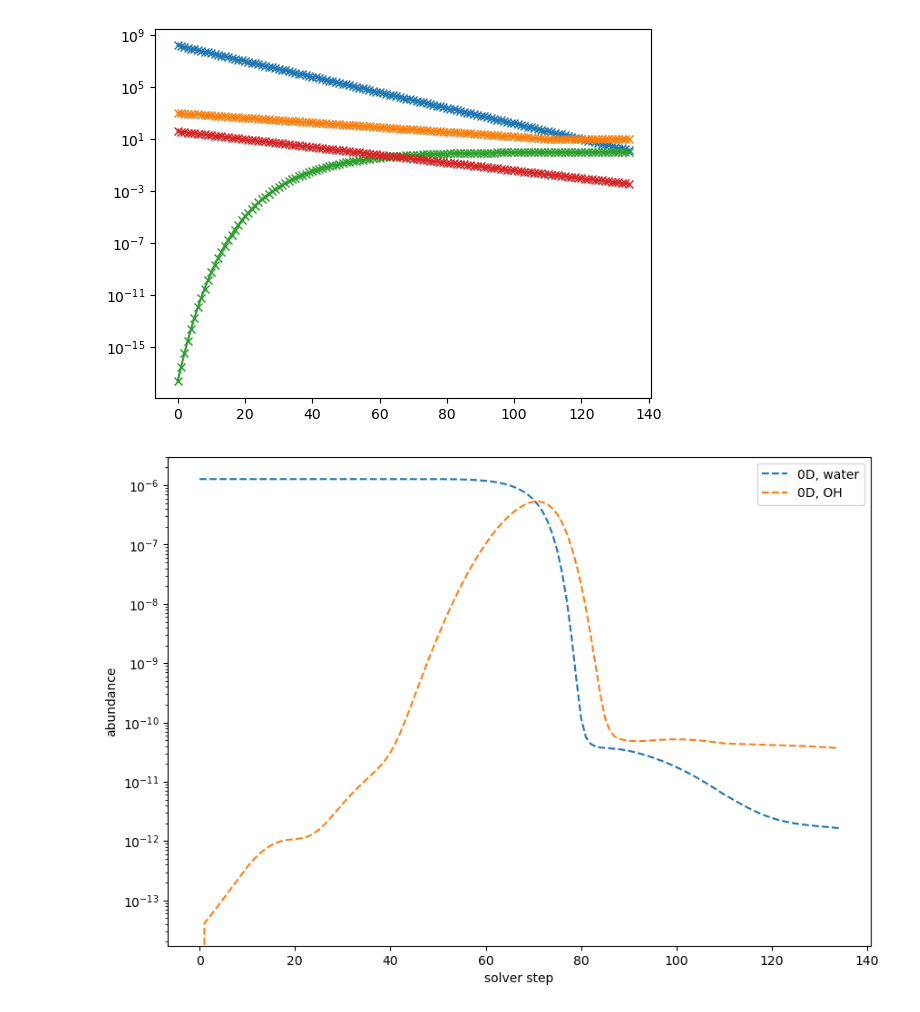
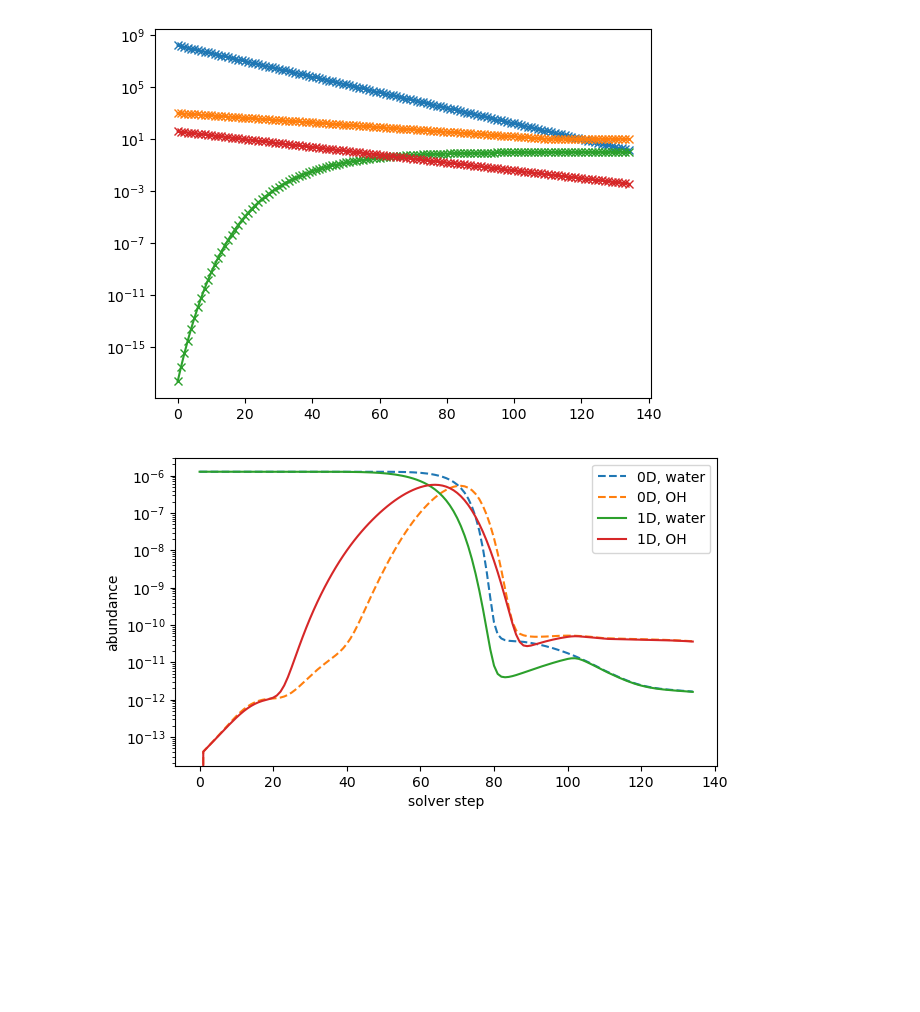
Before and after one commit to silkemaes/ChemPy, a Jupyter notebook: benchmark/get_benchmark.ipynb, the cells around one changed output. Saved outputs shown, nothing was run; the diff lists cells and outputs as text; code cells hidden in the pictures; blank space fills up the shorter version.

```diff
--- a/benchmark/get_benchmark.ipynb
+++ b/benchmark/get_benchmark.ipynb
@@ -18,4 +18,4 @@ outdir = '20210521_gridC_Mdot1e-6_v15_T_eps-'
 mod = 'model_2022-12-26h13-01-25'
 
 
-proper = modclass.read_data_1Dmodel(outloc+outdir+mod+'/csfrac_smooth.out')
+abs_CSEmodel = modclass.read_data_1Dmodel(outloc+outdir+mod+'/csfrac_smooth.out')
@@ -36,13 +29,19 @@ dirs = natsorted(dirs)
 abs = []
 p = []
 dt = []
-tictoc = []
+solver_time = []
+overhead = []
 
 for i in range(len(dirs)):
     chem = modclass.ChemTorchMod(dirname, dirs[i])
     abs.append(chem.n.T[-1])
     dt.append(chem.tstep[-1])
     p.append(chem.p)
-    tictoc.append(chem.tictoc)
+    solver_time.append(chem.tictoc[0])
+    overhead.append(chem.tictoc[1])
 
 abs = np.array(abs)
+p = np.array(p)
+st = np.array(dt)
+solver_time = np.array(solver_time)
+overhead = np.array(overhead)
@@ -142,30 +70,30 @@ plt.show
 <function matplotlib.pyplot.show(close=None, block=None)>
 [figure]
 # %%
-fig, ax1 = plt.subplots(figsize = (10,7))
+fig, ax1 = plt.subplots(figsize = (7,4))
 
 
 i = 36
 j = 30
 
 ax1.plot(abs.T[i], '--', label = '0D, water')
 ax1.plot(abs.T[j], '--', label = '0D, OH')
 
-# ax1.plot(proper.T[i], '-', label = '1D, water')
-# ax1.plot(proper.T[j], '-', label = '1D, OH')
+ax1.plot(abs_CSEmodel.T[i], '-', label = '1D, water')
+ax1.plot(abs_CSEmodel.T[j], '-', label = '1D, OH')
 
 
 ax1.set_yscale('log')
 # ax1.set_ylim([1e-20,1e-2])
 
 ax1.set_xlabel('solver step')
 ax1.set_ylabel('abundance')
 
 ax1.legend()
 
 plt.show()
 # %% [output]
-[figure, old version]
+[figure, new version]
 # %%
 i = 0
 
```
Also changed, not shown: parts of 7 cells of this notebook, 1 other file.
